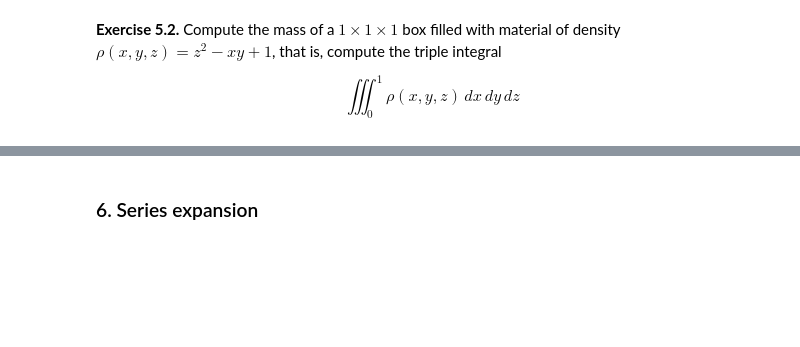
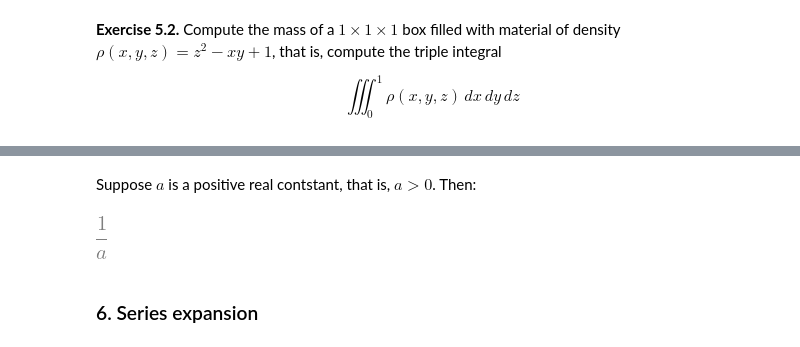
Before and after one commit to uqglmn/qm, a Jupyter notebook: A_mini_SymPy_tutorial.ipynb, the cells around one changed output, grey strips where cells are left out. Saved outputs shown, nothing was run; the diff lists cells and outputs as text; code cells hidden in the pictures; blank space fills up the shorter version.

```diff
--- a/A_mini_SymPy_tutorial.ipynb
+++ b/A_mini_SymPy_tutorial.ipynb
@@ -398,3 +411,10 @@ $$
+# %% [markdown]
+Suppose $a$ is a positive real contstant, that is, $a>0$. Then:
+# %%
+a = sym.symbols("a", positive=True)
+sym.integrate(sym.exp(-a*x), (x, 0, sym.oo))
+# %% [output]
+[figure, added]
 # %% [markdown]
 ### 6. Series expansion
 # %% [markdown]
```
Also changed, not shown: parts of 2 cells of this notebook.
